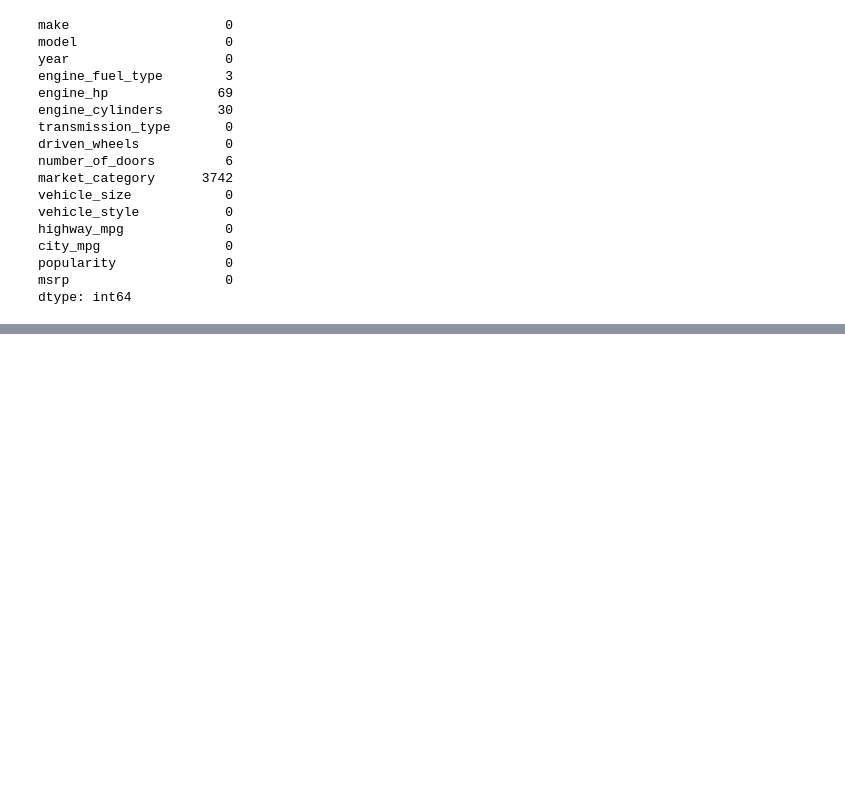
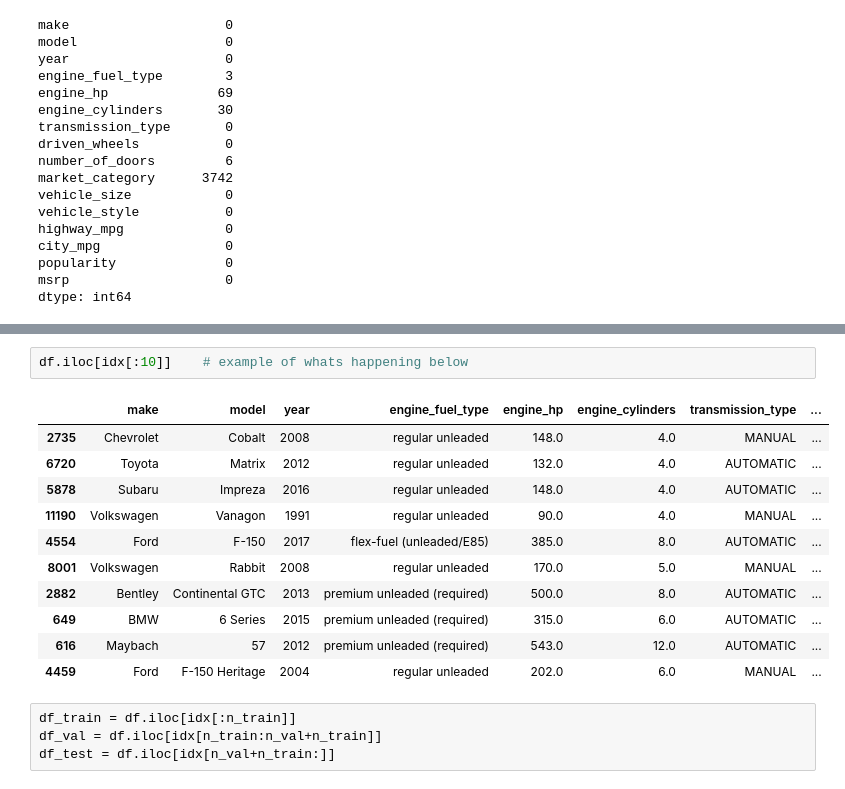
Before and after one commit to lylaroach/machine-learning-zoomcamp-homework, a Jupyter notebook: 02-regression/practice2.ipynb, the cells around one changed output, grey strips where cells are left out. Saved outputs shown, nothing was run; the diff lists cells and outputs as text; blank space fills up the shorter version.

```diff
--- a/02-regression/practice2.ipynb
+++ b/02-regression/practice2.ipynb
@@ -176,0 +201,18 @@ dtype: int64
+# %%
+df.iloc[idx[:10]]    # example of whats happening below
+# %% [output]
+|  | make | model | year | engine_fuel_type | engine_hp | engine_cylinders | transmission_type | ... |
+| 2735 | Chevrolet | Cobalt | 2008 | regular unleaded | 148.0 | 4.0 | MANUAL | ... |
+| 6720 | Toyota | Matrix | 2012 | regular unleaded | 132.0 | 4.0 | AUTOMATIC | ... |
+| 5878 | Subaru | Impreza | 2016 | regular unleaded | 148.0 | 4.0 | AUTOMATIC | ... |
+| 11190 | Volkswagen | Vanagon | 1991 | regular unleaded | 90.0 | 4.0 | MANUAL | ... |
+| 4554 | Ford | F-150 | 2017 | flex-fuel (unleaded/E85) | 385.0 | 8.0 | AUTOMATIC | ... |
+| 8001 | Volkswagen | Rabbit | 2008 | regular unleaded | 170.0 | 5.0 | MANUAL | ... |
+| 2882 | Bentley | Continental GTC | 2013 | premium unleaded (required) | 500.0 | 8.0 | AUTOMATIC | ... |
+| 649 | BMW | 6 Series | 2015 | premium unleaded (required) | 315.0 | 6.0 | AUTOMATIC | ... |
+| 616 | Maybach | 57 | 2012 | premium unleaded (required) | 543.0 | 12.0 | AUTOMATIC | ... |
+| 4459 | Ford | F-150 Heritage | 2004 | regular unleaded | 202.0 | 6.0 | MANUAL | ... |
+# %%
+df_train = df.iloc[idx[:n_train]]
+df_val = df.iloc[idx[n_train:n_val+n_train]]
+df_test = df.iloc[idx[n_val+n_train:]]
```
Also changed, not shown: parts of 17 cells of this notebook, 11 other files.
